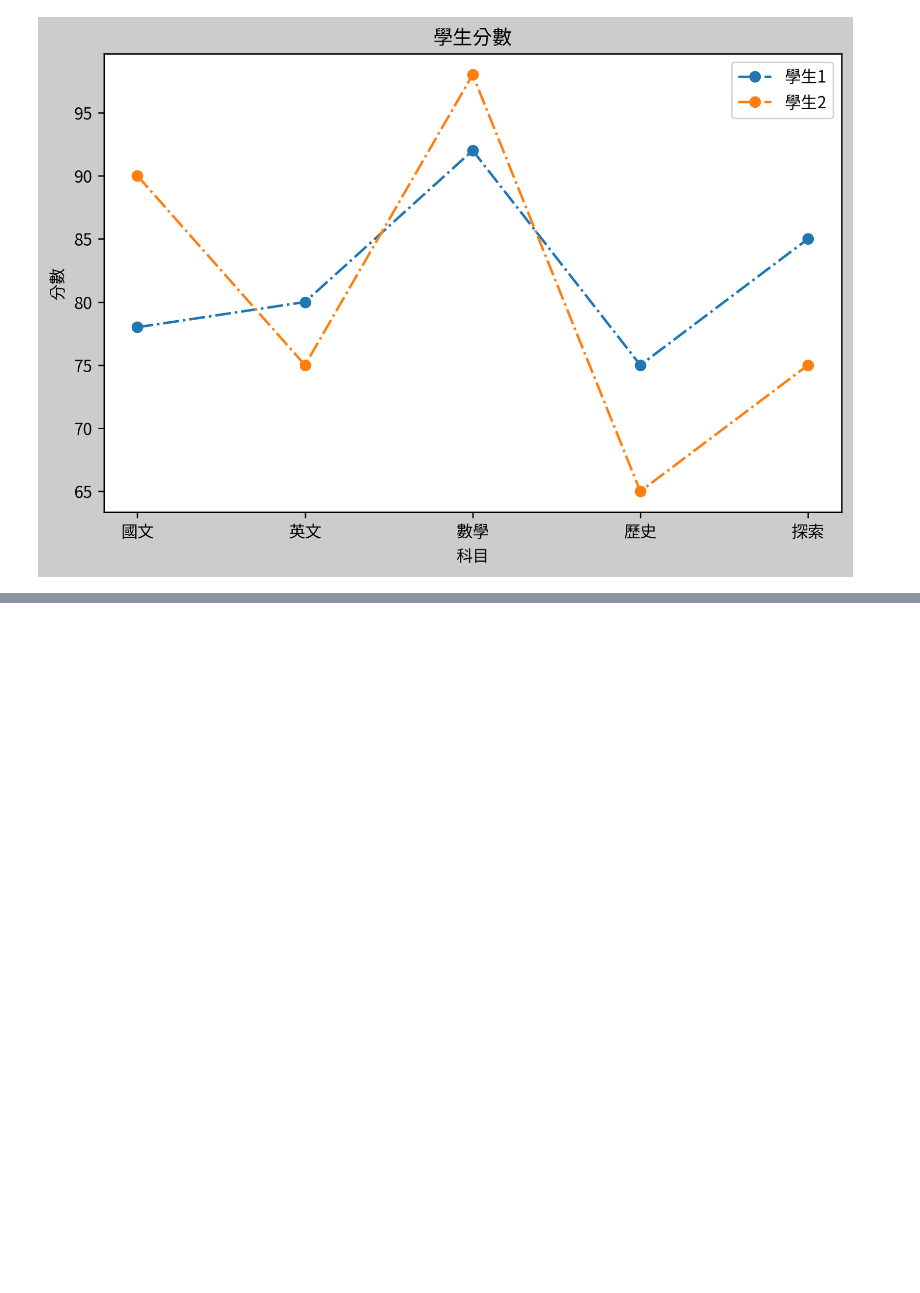
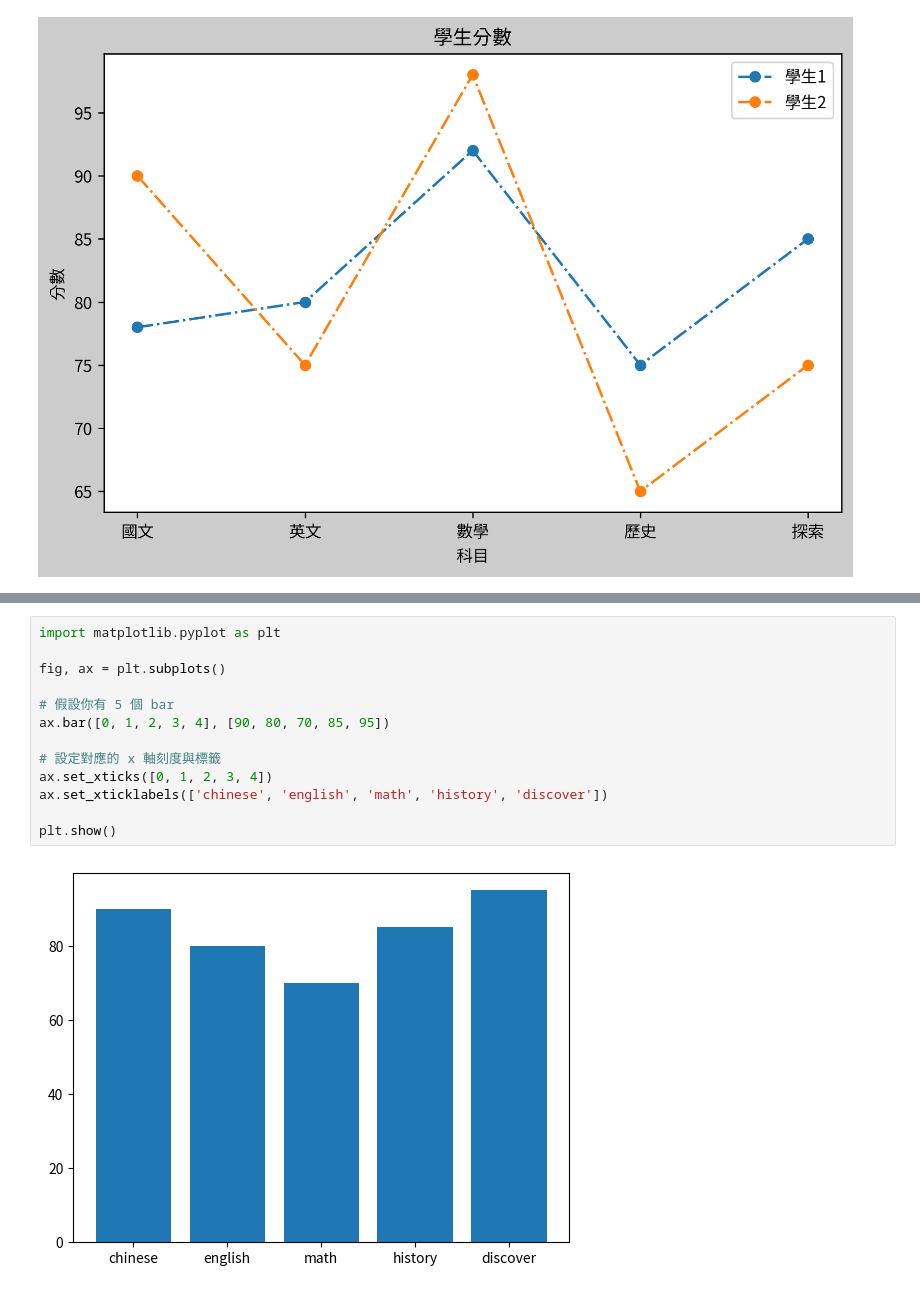
Before and after one commit to Richard0317/python_analysis, a Jupyter notebook: lesson13/lesson13_1.ipynb, the cells around one changed output, grey strips where cells are left out. Cells and saved outputs as stored; diff of their text form; blank space fills up the shorter version.

```diff
--- a/lesson13/lesson13_1.ipynb
+++ b/lesson13/lesson13_1.ipynb
@@ -203,0 +208,15 @@ plt.close()
+# %%
+import matplotlib.pyplot as plt
+
+fig, ax = plt.subplots()
+
+# 假設你有 5 個 bar
+ax.bar([0, 1, 2, 3, 4], [90, 80, 70, 85, 95])
+
+# 設定對應的 x 軸刻度與標籤
+ax.set_xticks([0, 1, 2, 3, 4])
+ax.set_xticklabels(['chinese', 'english', 'math', 'history', 'discover'])
+
+plt.show()
+# %% [output]
+[figure, added]
```
Also changed, not shown: parts of 7 cells of this notebook.
